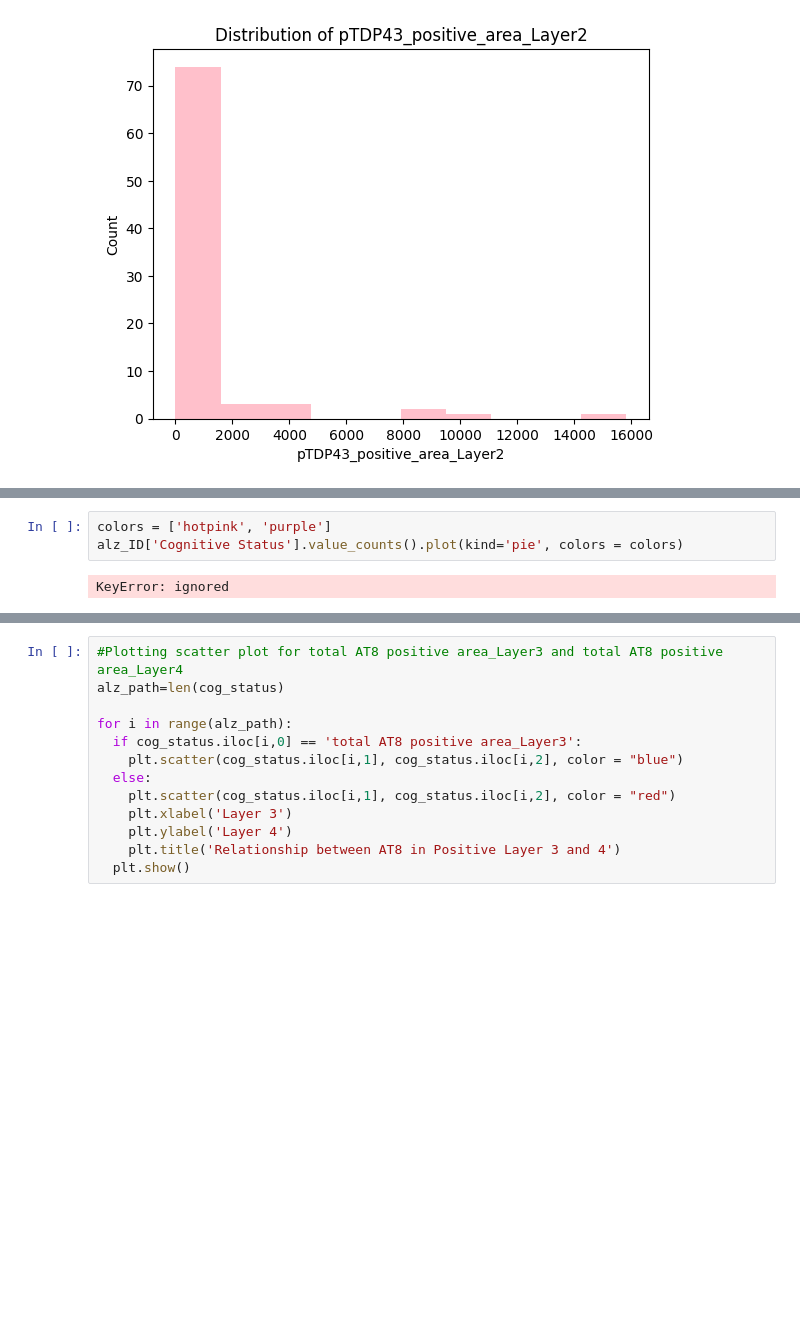
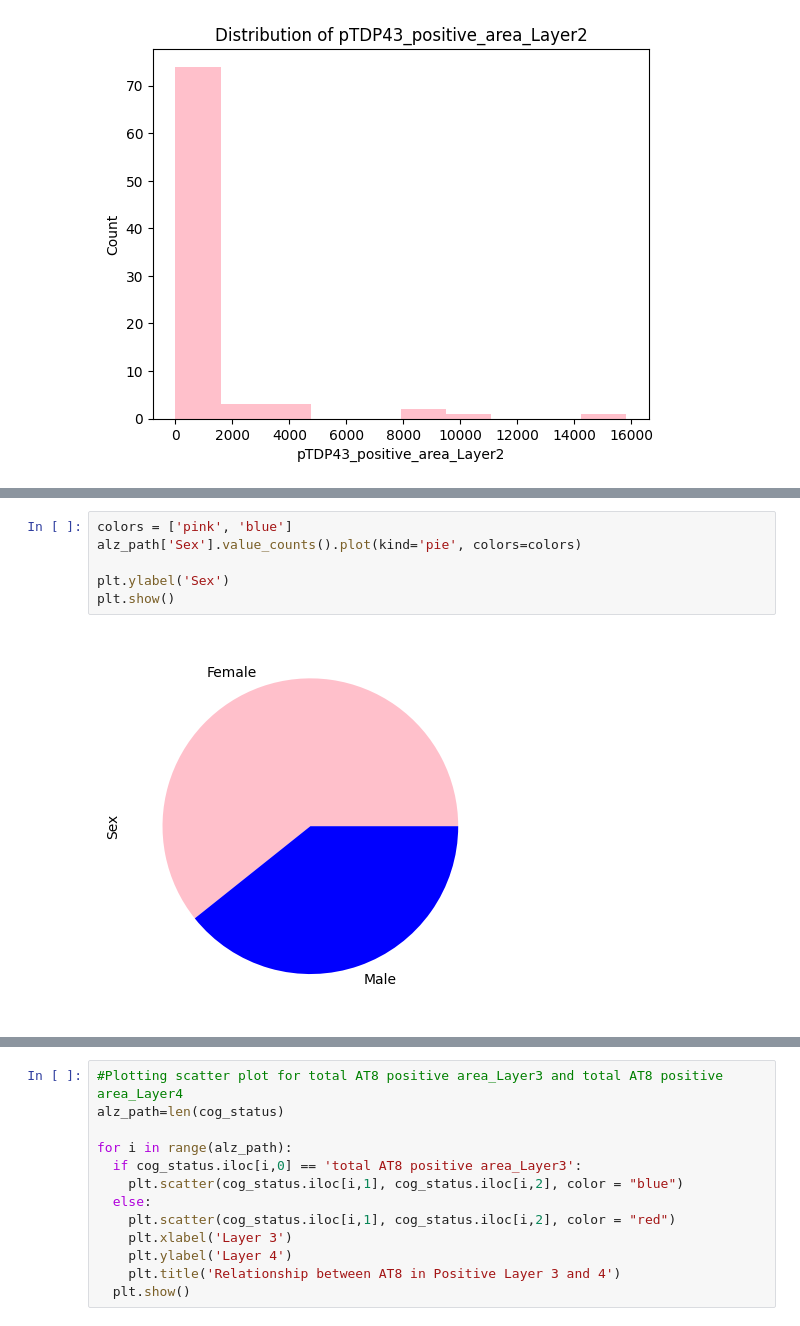
Before and after one commit to zoyaholin/Neur265HOLIN, a Jupyter notebook: Final_Project.ipynb, the cells around one changed output, grey strips where cells are left out. Drawn from its saved outputs; the diff is of its cells as text; blank space fills up the shorter version.

```diff
--- a/Final_Project.ipynb
+++ b/Final_Project.ipynb
@@ -69,8 +71,11 @@ TypeError: ignored
 # %%
-colors = ['hotpink', 'purple']
-alz_ID['Cognitive Status'].value_counts().plot(kind='pie', colors = colors)
+colors = ['pink', 'blue']
+alz_path['Sex'].value_counts().plot(kind='pie', colors=colors)
+
+plt.ylabel('Sex')
+plt.show()
 # %% [output]
-KeyError: ignored
+[figure, added]
 # %%
 #scatter
 alz_combined_length=len(alz_combined)
```
Also changed, not shown: parts of 3 cells of this notebook.
